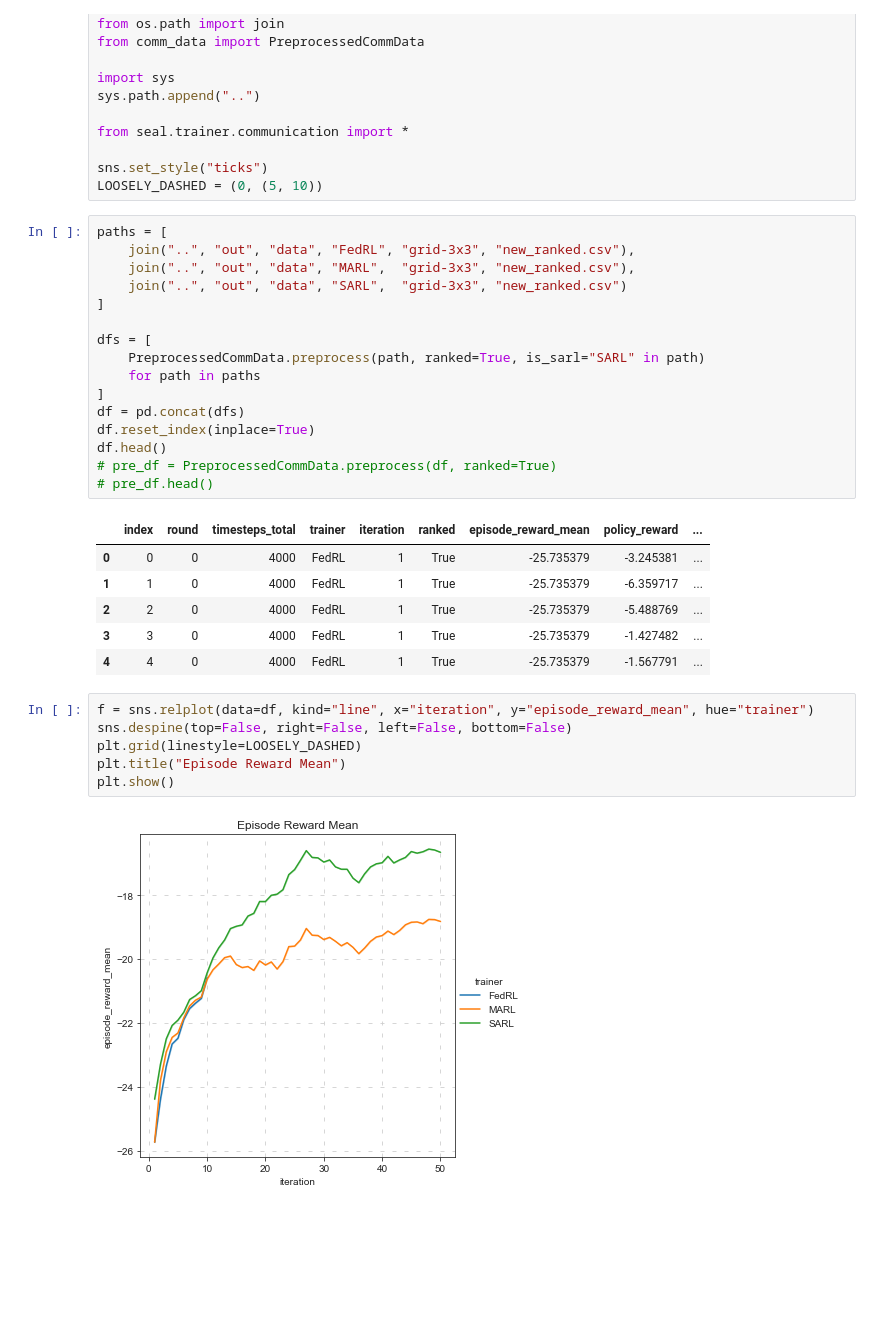
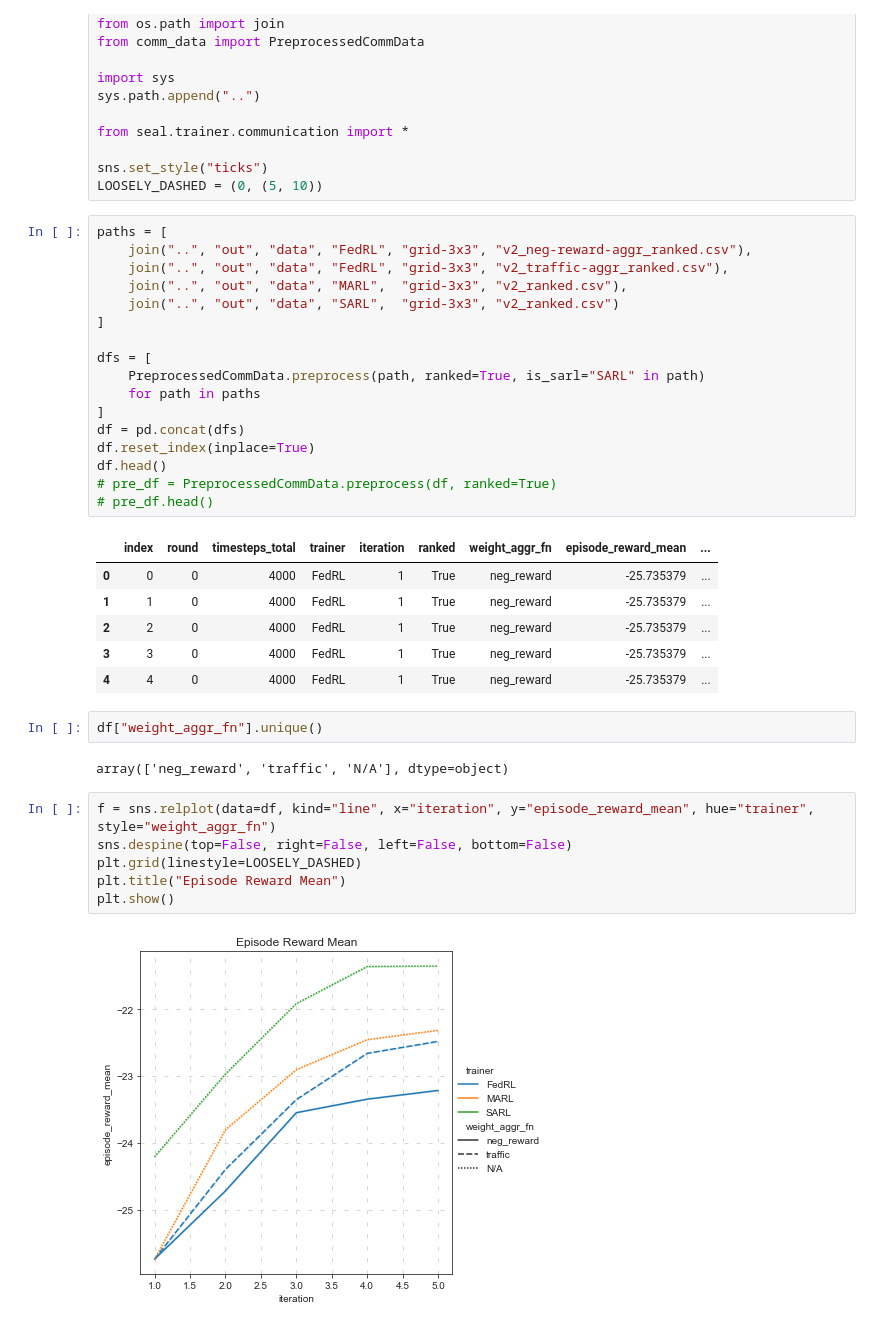
Before and after one commit to nathaniel-hudson/SUMO-FedRL, a Jupyter notebook: notebooks/Communication Analysis.ipynb, the cells around one changed output. Cells and saved outputs as stored; diff of their text form; blank space fills up the shorter version.

```diff
--- a/notebooks/Communication Analysis.ipynb
+++ b/notebooks/Communication Analysis.ipynb
@@ -19,9 +19,10 @@ sns.set_style("ticks")
 LOOSELY_DASHED = (0, (5, 10))
 # %%
 paths = [
-    join("..", "out", "data", "FedRL", "grid-3x3", "new_ranked.csv"),
-    join("..", "out", "data", "MARL",  "grid-3x3", "new_ranked.csv"),
-    join("..", "out", "data", "SARL",  "grid-3x3", "new_ranked.csv")
+    join("..", "out", "data", "FedRL", "grid-3x3", "v2_neg-reward-aggr_ranked.csv"),
+    join("..", "out", "data", "FedRL", "grid-3x3", "v2_traffic-aggr_ranked.csv"),
+    join("..", "out", "data", "MARL",  "grid-3x3", "v2_ranked.csv"),
+    join("..", "out", "data", "SARL",  "grid-3x3", "v2_ranked.csv")
 ]
 
 dfs = [
@@ -34,20 +35,24 @@ df.head()
 # pre_df = PreprocessedCommData.preprocess(df, ranked=True)
 # pre_df.head()
 # %% [output]
-|  | index | round | timesteps_total | trainer | iteration | ranked | episode_reward_mean | policy_reward | ... |
-| 0 | 0 | 0 | 4000 | FedRL | 1 | True | -25.735379 | -3.245381 | ... |
-| 1 | 1 | 0 | 4000 | FedRL | 1 | True | -25.735379 | -6.359717 | ... |
-| 2 | 2 | 0 | 4000 | FedRL | 1 | True | -25.735379 | -5.488769 | ... |
-| 3 | 3 | 0 | 4000 | FedRL | 1 | True | -25.735379 | -1.427482 | ... |
-| 4 | 4 | 0 | 4000 | FedRL | 1 | True | -25.735379 | -1.567791 | ... |
+|  | index | round | timesteps_total | trainer | iteration | ranked | weight_aggr_fn | episode_reward_mean | ... |
+| 0 | 0 | 0 | 4000 | FedRL | 1 | True | neg_reward | -25.735379 | ... |
+| 1 | 1 | 0 | 4000 | FedRL | 1 | True | neg_reward | -25.735379 | ... |
+| 2 | 2 | 0 | 4000 | FedRL | 1 | True | neg_reward | -25.735379 | ... |
+| 3 | 3 | 0 | 4000 | FedRL | 1 | True | neg_reward | -25.735379 | ... |
+| 4 | 4 | 0 | 4000 | FedRL | 1 | True | neg_reward | -25.735379 | ... |
+# %%
+df["weight_aggr_fn"].unique()
+# %% [output]
+array(['neg_reward', 'traffic', 'N/A'], dtype=object)
 # %%
-f = sns.relplot(data=df, kind="line", x="iteration", y="episode_reward_mean", hue="trainer")
+f = sns.relplot(data=df, kind="line", x="iteration", y="episode_reward_mean", hue="trainer", style="weight_aggr_fn")
 sns.despine(top=False, right=False, left=False, bottom=False)
 plt.grid(linestyle=LOOSELY_DASHED)
 plt.title("Episode Reward Mean")
 plt.show()
 # %% [output]
-[figure, old version]
+[figure, new version]
 # %%
 f = sns.relplot(data=df, kind="line", x="iteration", y="total_comm_cost", hue="trainer")
 sns.despine(top=False, right=False, left=False, bottom=False)
```
Also changed, not shown: parts of 2 cells of this notebook, 5 other files.
